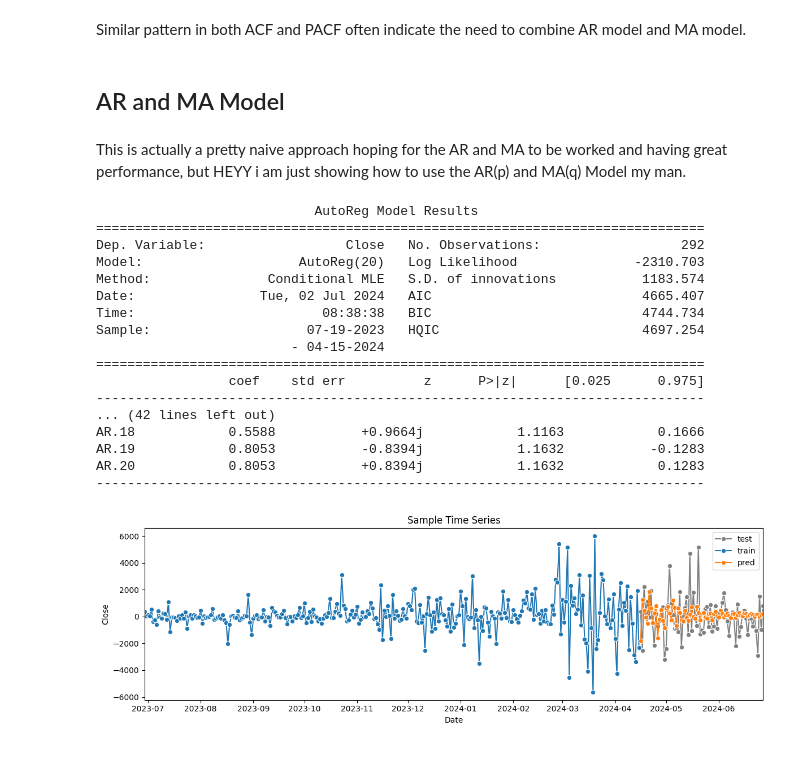
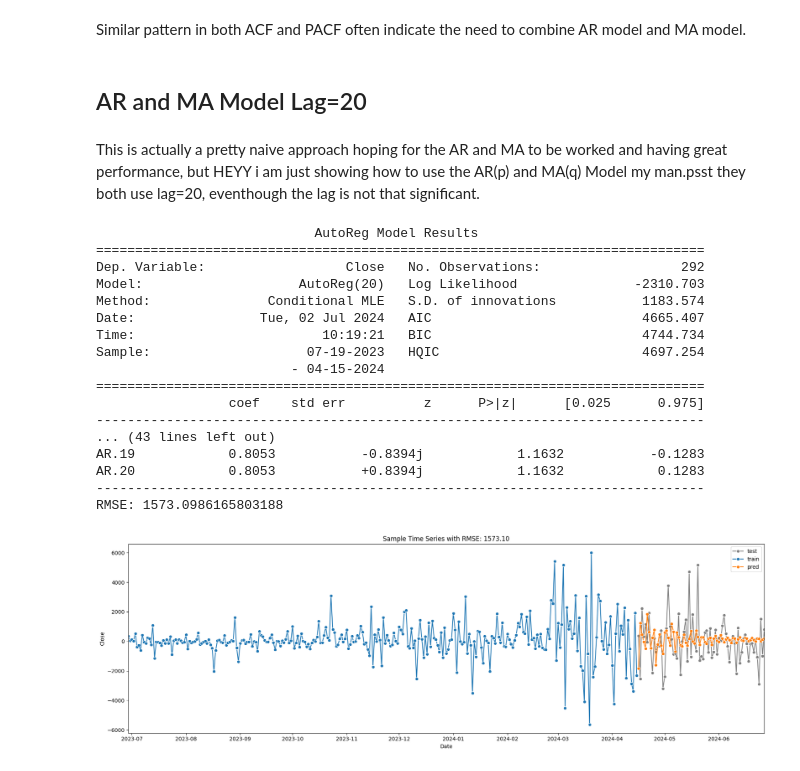
Before and after one commit to KomangAndika/ARIMA-And-Friends, a Jupyter notebook: ARIMA_Friends_BTC-USD.ipynb, the cells around one changed output. Saved outputs shown, nothing was run; the diff lists cells and outputs as text; code cells hidden in the pictures.

```diff
--- a/ARIMA_Friends_BTC-USD.ipynb
+++ b/ARIMA_Friends_BTC-USD.ipynb
@@ -249,11 +249,10 @@ Stationary
 # %% [markdown]
 Similar pattern in both ACF and PACF often indicate the need to combine AR model and MA model.
 # %% [markdown]
-## AR and MA Model
+## AR and MA Model Lag=20
 # %% [markdown]
-This is actually a pretty naive approach hoping for the AR and MA to be worked and having great performance, but HEYY i am just showing how to use the AR(p) and MA(q) Model my man.
+This is actually a pretty naive approach hoping for the AR and MA to be worked and having great performance, but HEYY i am just showing how to use the AR(p) and MA(q) Model my man.psst they both use lag=20, eventhough the lag is not that significant.
 # %%
-# Assuming 'df_diff' is your DataFrame with 'Date' as the index and 'Close' as the column
 df_diff['Date'] = pd.to_datetime(df_diff.index)
 df_diff = df_diff.sort_index()
 
@@ -268,36 +267,40 @@ test = df_diff['Close'][train_len:]
 ar_model = AutoReg(train, lags=20).fit()
 
 # Print the summary of the model
 print(ar_model.summary())
 
 # Predict values
 pred = ar_model.predict(start=train_len, end=num_samples-1, dynamic=False)
 
+# Calculate RMSE
+rmse = np.sqrt(mean_squared_error(test, pred))
+print(f'RMSE: {rmse}')
+
 # Plotting
-f, ax = plt.subplots(nrows=1, ncols=1, figsize=(12, 4))
+f, ax = plt.subplots(nrows=1, ncols=1, figsize=(18, 6))
 sns.lineplot(x=df_diff['Date'][train_len:], y=test, marker='o', label='test', color='grey')
 sns.lineplot(x=df_diff['Date'][:train_len], y=train, marker='o', label='train')
 sns.lineplot(x=df_diff['Date'][train_len:], y=pred, marker='o', label='pred')
 ax.set_xlim([df_diff['Date'].iloc[0], df_diff['Date'].iloc[-1]])
-ax.set_title('Sample Time Series')
+ax.set_title('Sample Time Series with RMSE: {:.2f}'.format(rmse))
 plt.tight_layout()
 plt.show()
 # %% [output]
                             AutoReg Model Results
 ==============================================================================
 Dep. Variable:                  Close   No. Observations:                  292
 Model:                    AutoReg(20)   Log Likelihood               -2310.703
 Method:               Conditional MLE   S.D. of innovations           1183.574
 Date:                Tue, 02 Jul 2024   AIC                           4665.407
-Time:                        08:38:38   BIC                           4744.734
+Time:                        10:19:21   BIC                           4744.734
 Sample:                    07-19-2023   HQIC                          4697.254
                          - 04-15-2024
 ==============================================================================
                  coef    std err          z      P>|z|      [0.025      0.975]
 ------------------------------------------------------------------------------
-... (42 lines left out)
-AR.18            0.5588           +0.9664j            1.1163            0.1666
+... (43 lines left out)
 AR.19            0.8053           -0.8394j            1.1632           -0.1283
 AR.20            0.8053           +0.8394j            1.1632            0.1283
 ------------------------------------------------------------------------------
+RMSE: 1573.0986165803188
-[figure, old version]
+[figure, new version]
```
Also changed, not shown: parts of 4 cells of this notebook.
